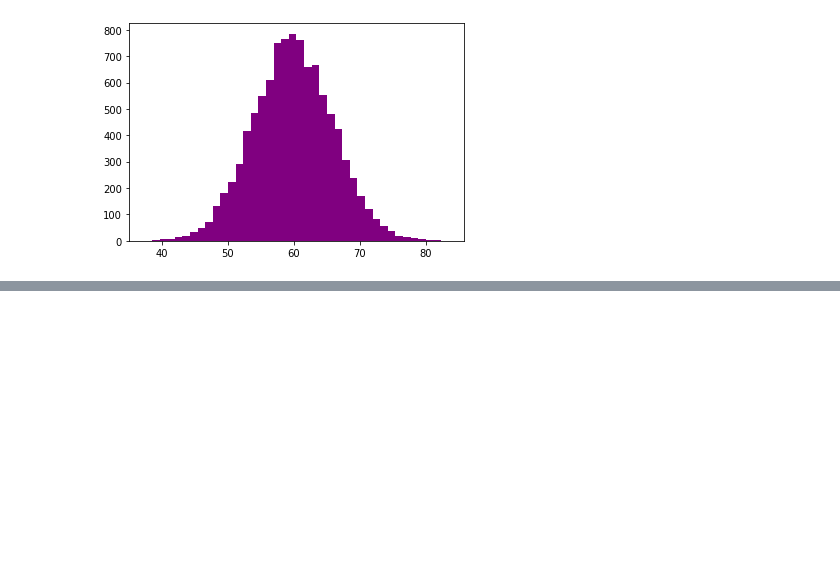
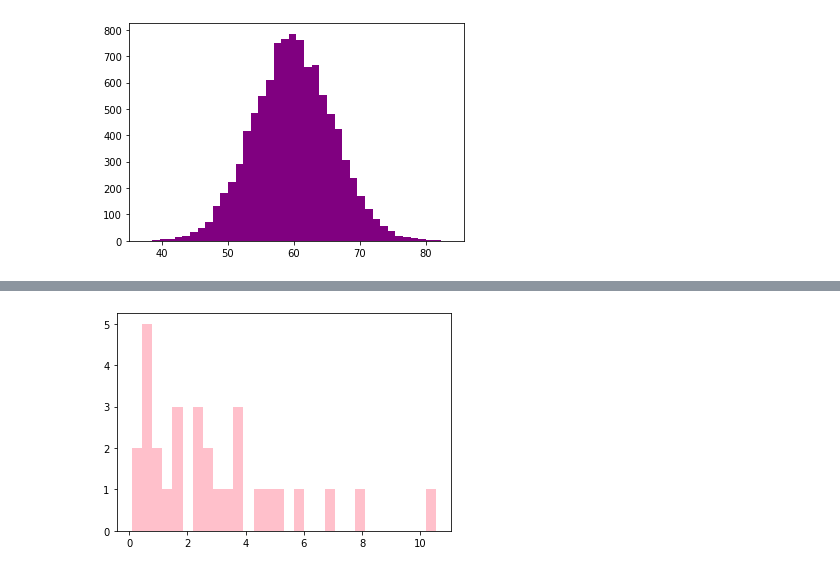
Before and after one commit to hotsun1508/DataAnalytics, a Jupyter notebook: Statistics/03_확률분포.ipynb, the cells around one changed output, grey strips where cells are left out. Cells and saved outputs as stored; diff of their text form; code cells hidden in the pictures; blank space fills up the shorter version.

```diff
--- a/Statistics/03_확률분포.ipynb
+++ b/Statistics/03_확률분포.ipynb
@@ -86,0 +107,5 @@ plt.show()
+# %%
+plt.hist(x, bins=30, color='pink')
+plt.show()
+# %% [output]
+[figure, added]
```
Also changed, not shown: parts of 21 cells of this notebook, 2 other files.
